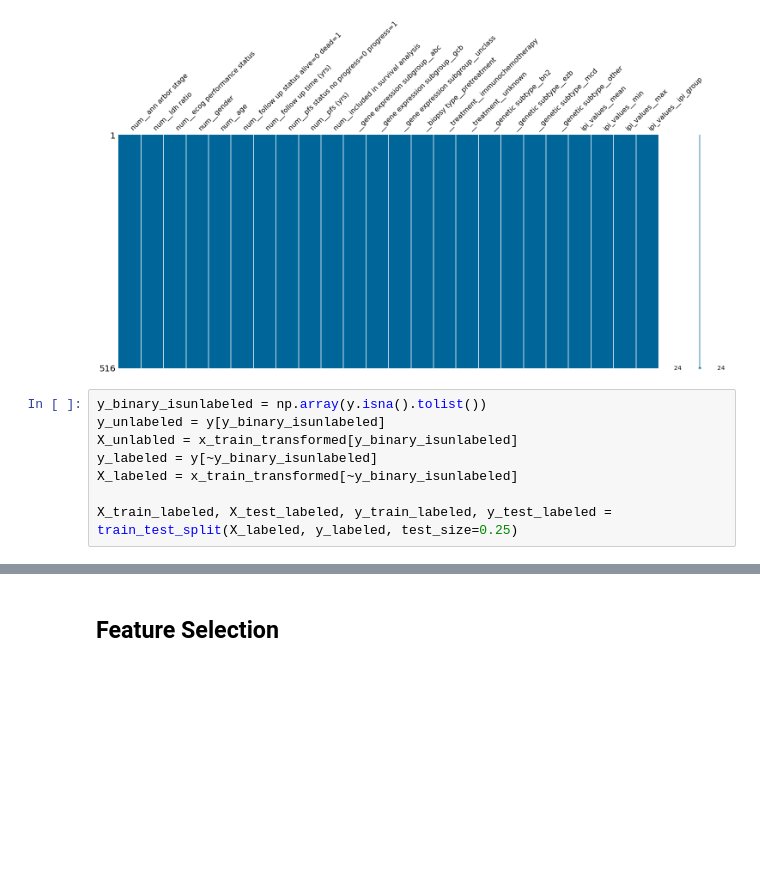
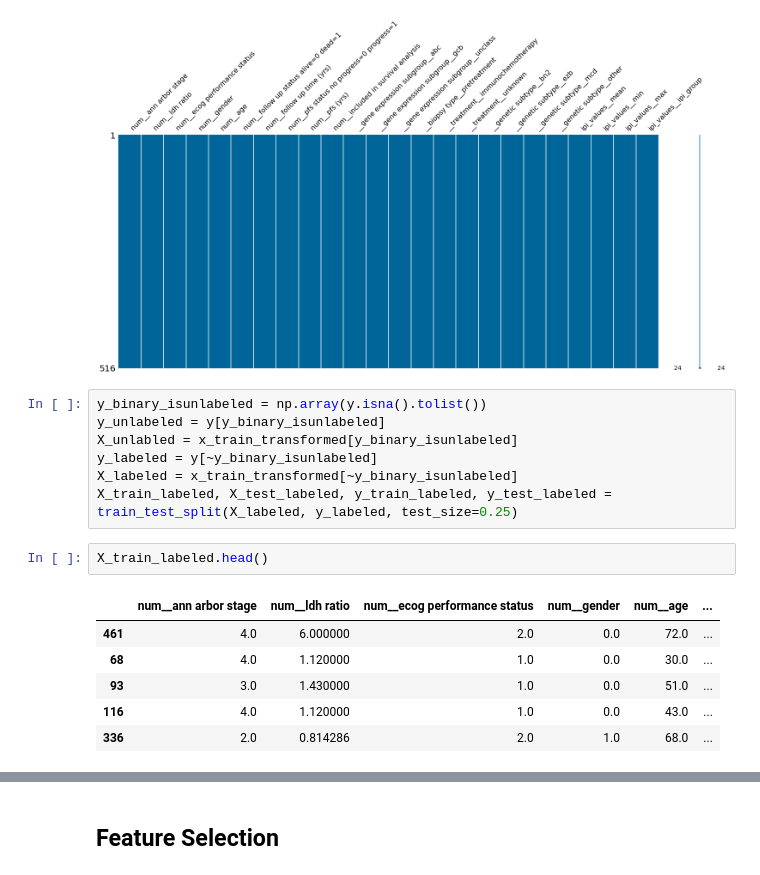
Before and after one commit to tamarshnirer/Anomality_Detection_in_Lymphoma_Patients, a Jupyter notebook: Untitled.ipynb, the cells around one changed output, grey strips where cells are left out. Saved outputs shown, nothing was run; the diff lists cells and outputs as text; blank space fills up the shorter version.

```diff
--- a/Untitled.ipynb
+++ b/Untitled.ipynb
@@ -666,5 +667,13 @@ y_unlabeled = y[y_binary_isunlabeled]
 X_unlabled = x_train_transformed[y_binary_isunlabeled]
 y_labeled = y[~y_binary_isunlabeled]
 X_labeled = x_train_transformed[~y_binary_isunlabeled]
-
 X_train_labeled, X_test_labeled, y_train_labeled, y_test_labeled = train_test_split(X_labeled, y_labeled, test_size=0.25)
+# %%
+X_train_labeled.head()
+# %% [output]
+|  | num__ann arbor stage | num__ldh ratio | num__ecog performance status | num__gender | num__age | ... |
+| 461 | 4.0 | 6.000000 | 2.0 | 0.0 | 72.0 | ... |
+| 68 | 4.0 | 1.120000 | 1.0 | 0.0 | 30.0 | ... |
+| 93 | 3.0 | 1.430000 | 1.0 | 0.0 | 51.0 | ... |
+| 116 | 4.0 | 1.120000 | 1.0 | 0.0 | 43.0 | ... |
+| 336 | 2.0 | 0.814286 | 2.0 | 1.0 | 68.0 | ... |
```
Also changed, not shown: parts of 13 cells of this notebook.
